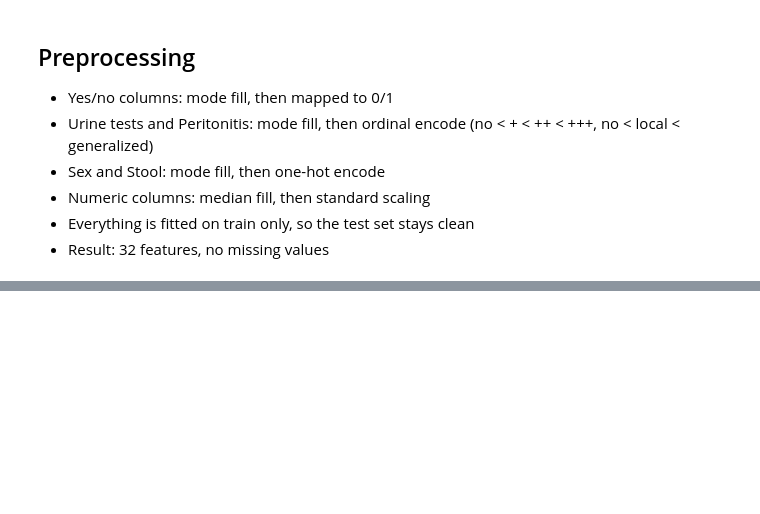
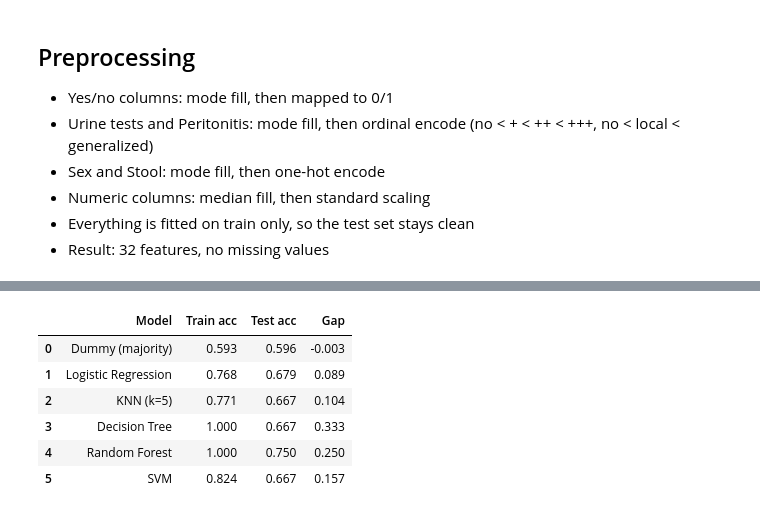
Before and after one commit to Mil9nn/pediatric-appendicitis, a Jupyter notebook: main.ipynb, the cells around one changed output, grey strips where cells are left out. Cells and saved outputs as stored; diff of their text form; code cells hidden in the pictures; blank space fills up the shorter version.

```diff
--- a/main.ipynb
+++ b/main.ipynb
@@ -391,0 +437,37 @@ print(np.isnan(X_train_p).sum(), np.isnan(X_test_p).sum())
+# %%
+from sklearn.dummy import DummyClassifier
+from sklearn.neighbors import KNeighborsClassifier
+from sklearn.tree import DecisionTreeClassifier
+from sklearn.ensemble import RandomForestClassifier
+from sklearn.svm import SVC
+
+# models to compare, including a dummy that always guesses the majority class
+models = {
+    "Dummy (majority)": DummyClassifier(strategy="most_frequent"),
+    "Logistic Regression": LogisticRegression(max_iter=1000),
+    "KNN (k=5)": KNeighborsClassifier(n_neighbors=5),
+    "Decision Tree": DecisionTreeClassifier(random_state=42),
+    "Random Forest": RandomForestClassifier(random_state=42),
+    "SVM": SVC(random_state=42),
+}
+
+# train each model and record train and test accuracy
+rows = []
+for name, model in models.items():
+    model.fit(X_train_p, y_train)
+    rows.append([name,
+                 round(model.score(X_train_p, y_train), 3),
+                 round(model.score(X_test_p, y_test), 3)])
+
+# show results as a table with the gap between train and test
+results = pd.DataFrame(rows, columns=["Model", "Train acc", "Test acc"])
+results["Gap"] = (results["Train acc"] - results["Test acc"]).round(3)
+results
+# %% [output]
+|  | Model | Train acc | Test acc | Gap |
+| 0 | Dummy (majority) | 0.593 | 0.596 | -0.003 |
+| 1 | Logistic Regression | 0.768 | 0.679 | 0.089 |
+| 2 | KNN (k=5) | 0.771 | 0.667 | 0.104 |
+| 3 | Decision Tree | 1.000 | 0.667 | 0.333 |
+| 4 | Random Forest | 1.000 | 0.750 | 0.250 |
+| 5 | SVM | 0.824 | 0.667 | 0.157 |
```
Also changed, not shown: parts of 4 cells of this notebook.
